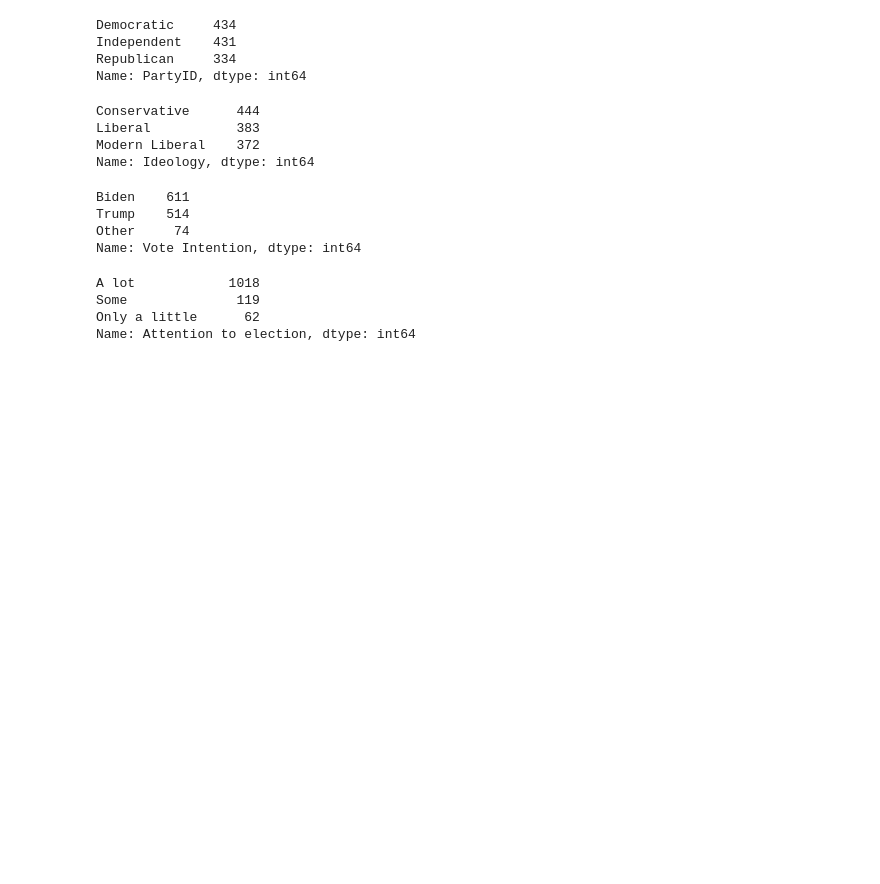
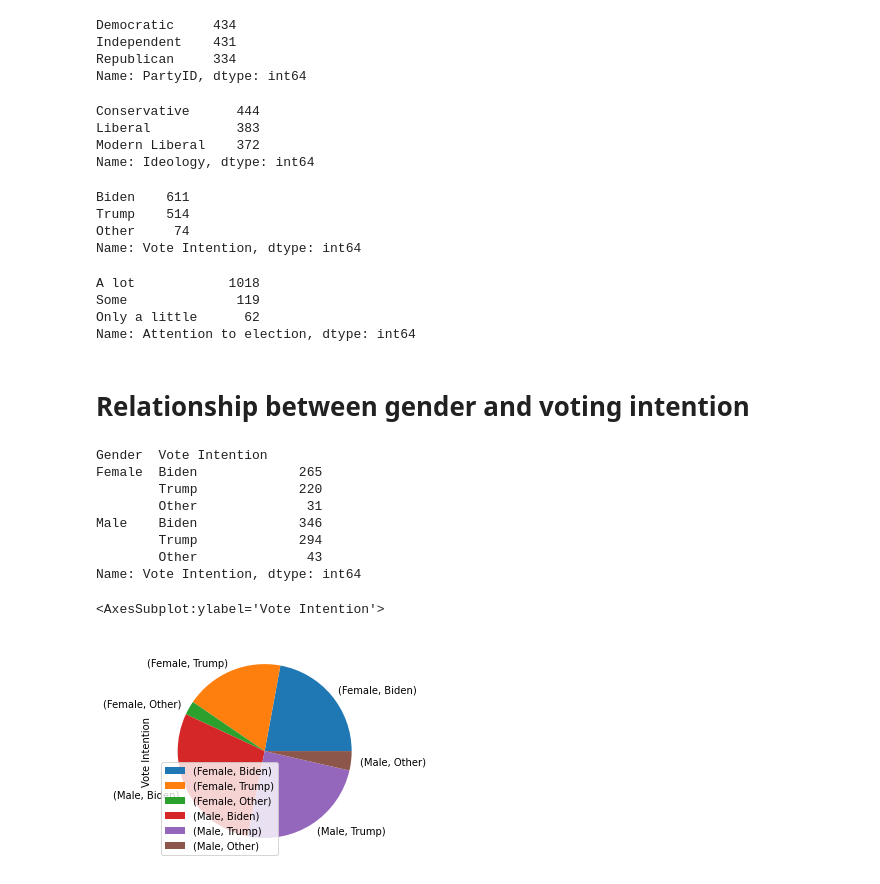
Before and after one commit to Storerun/election, a Jupyter notebook: election.ipynb, the cells around one changed output. Saved outputs shown, nothing was run; the diff lists cells and outputs as text; code cells hidden in the pictures; blank space fills up the shorter version.

```diff
--- a/election.ipynb
+++ b/election.ipynb
@@ -120,3 +115,20 @@ A lot            1018
 Some              119
 Only a little      62
 Name: Attention to election, dtype: int64
+# %% [markdown]
+# Relationship between gender and voting intention
+# %%
+Gender_vote_intent = data.groupby('Gender')['Vote Intention'].value_counts()
+print(Gender_vote_intent)
+Gender_vote_intent.plot(kind='pie',legend =True)
+# %% [output]
+Gender  Vote Intention
+Female  Biden             265
+        Trump             220
+        Other              31
+Male    Biden             346
+        Trump             294
+        Other              43
+Name: Vote Intention, dtype: int64
+<AxesSubplot:ylabel='Vote Intention'>
+[figure, added]
```
Also changed, not shown: parts of 2 cells of this notebook.
